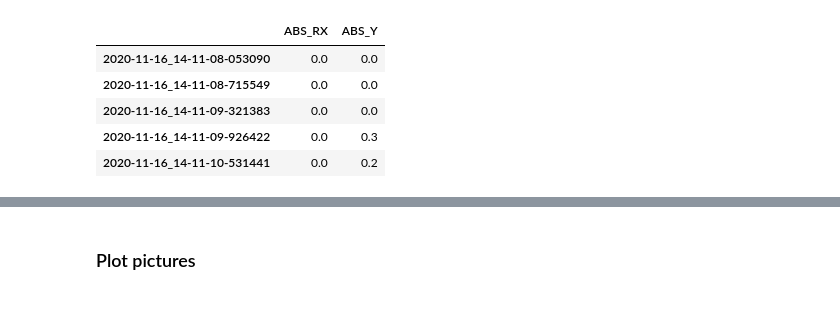
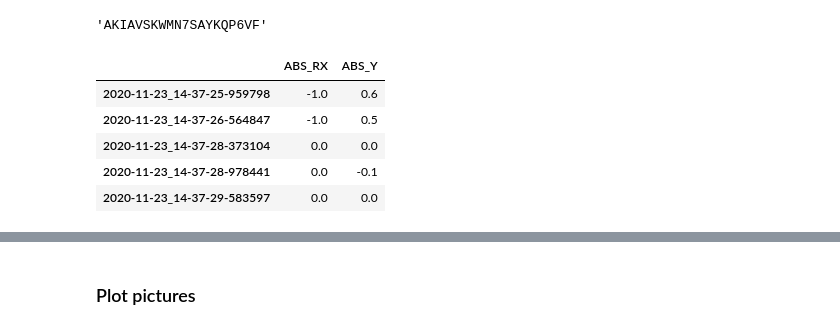
Before and after one commit to zepdev/self-driving-car, a Jupyter notebook: autopilot/load_data.ipynb, the cells around one changed output, grey strips where cells are left out. Drawn from its saved outputs; the diff is of its cells as text; code cells hidden in the pictures.

```diff
--- a/autopilot/load_data.ipynb
+++ b/autopilot/load_data.ipynb
@@ -7,6 +7,10 @@ import matplotlib.pyplot as plt
 # Load AWS keys from disk
 with open('../../s3-access-keys.txt', "r") as f:
     ACCESS_KEY, SECRET_KEY = f.readline().strip().split()
+# %%
+ACCESS_KEY
+# %% [output]
+'AKIAVSKWMN7SAYKQP6VF'
 # %%
 # Connect to S3
 s3 = boto3.resource("s3", aws_access_key_id=ACCESS_KEY, aws_secret_access_key=SECRET_KEY)
@@ -26,14 +30,14 @@ for obj in bucket.objects.filter(Prefix=prefix):
 
     df = df.append(chunk)
 # %%
-df.head()
+df.tail()
 # %% [output]
 |  | ABS_RX | ABS_Y |
-| 2020-11-16_14-11-08-053090 | 0.0 | 0.0 |
-| 2020-11-16_14-11-08-715549 | 0.0 | 0.0 |
-| 2020-11-16_14-11-09-321383 | 0.0 | 0.0 |
-| 2020-11-16_14-11-09-926422 | 0.0 | 0.3 |
-| 2020-11-16_14-11-10-531441 | 0.0 | 0.2 |
+| 2020-11-23_14-37-25-959798 | -1.0 | 0.6 |
+| 2020-11-23_14-37-26-564847 | -1.0 | 0.5 |
+| 2020-11-23_14-37-28-373104 | 0.0 | 0.0 |
+| 2020-11-23_14-37-28-978441 | 0.0 | -0.1 |
+| 2020-11-23_14-37-29-583597 | 0.0 | 0.0 |
 # %%
 df.shape
 # %% [output]
```
Also changed, not shown: parts of 11 cells of this notebook, 4 other files.
